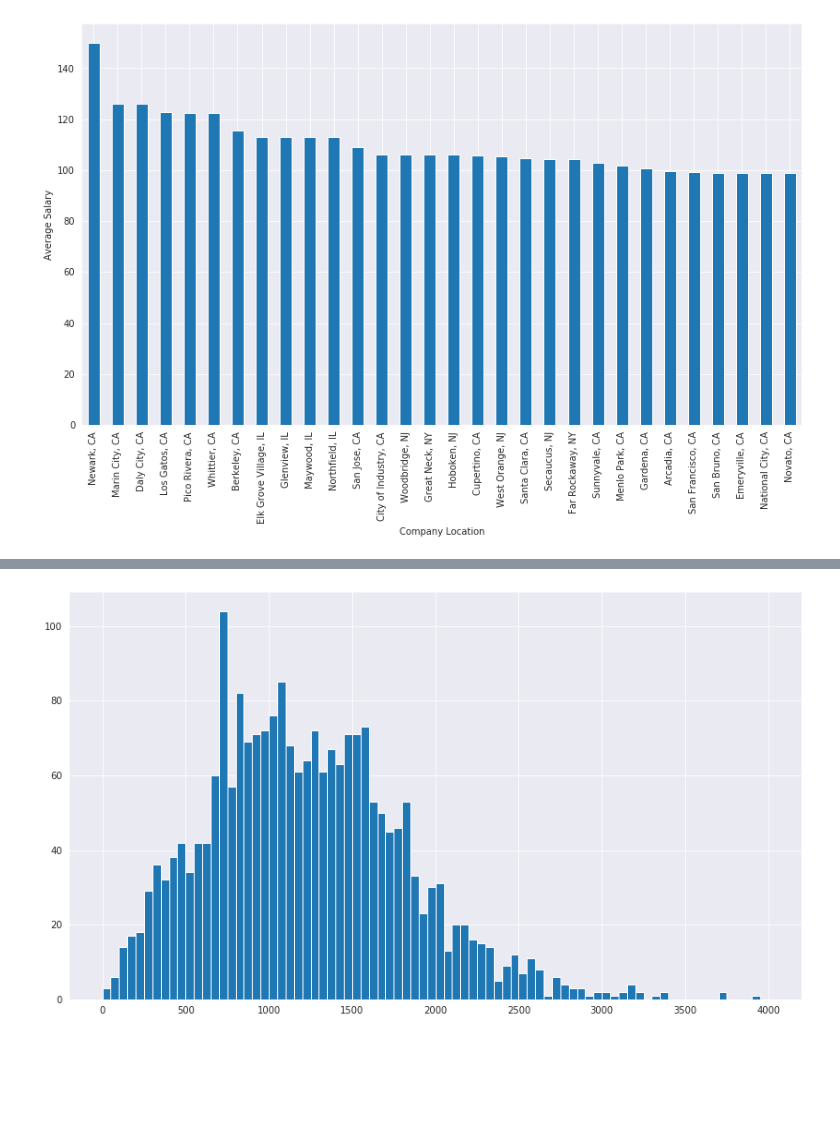
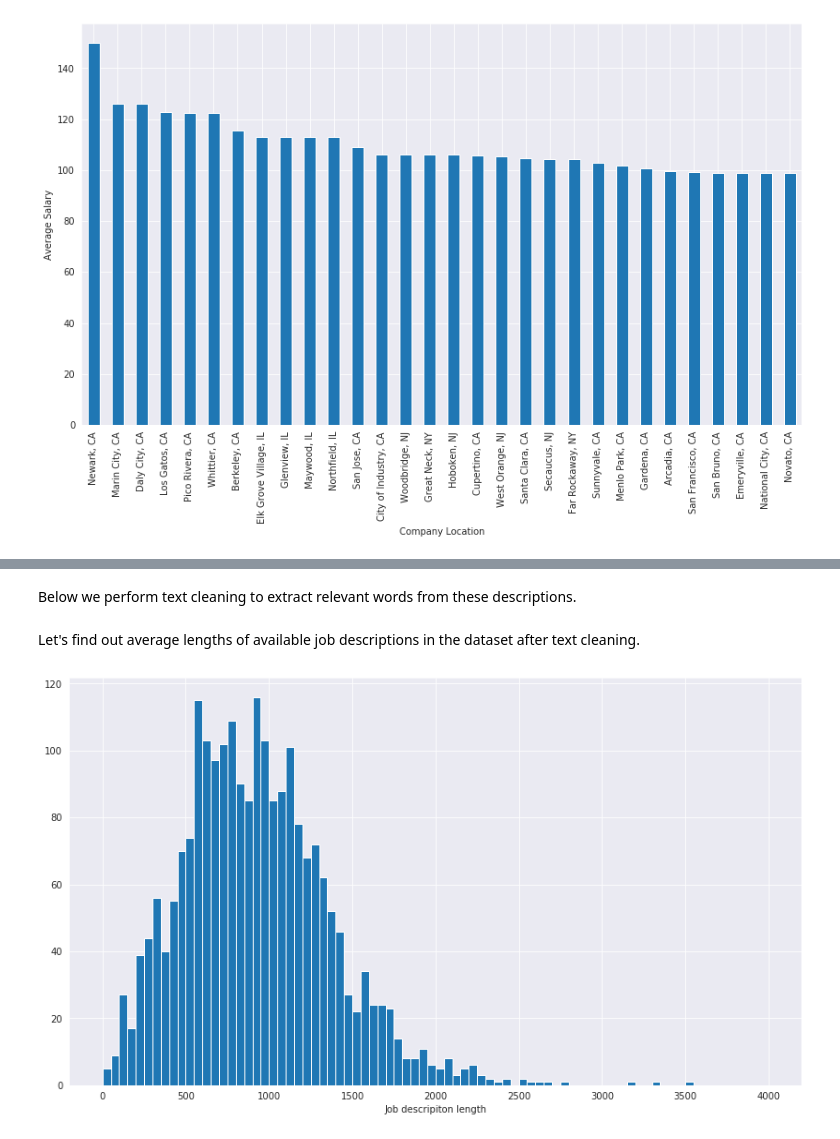
Before and after one commit to nabanitarimpi/Job-post-analysis, a Jupyter notebook: job_posting.ipynb, the cells around one changed output, grey strips where cells are left out. Saved outputs shown, nothing was run; the diff lists cells and outputs as text; code cells hidden in the pictures; blank space fills up the shorter version.

```diff
--- a/job_posting.ipynb
+++ b/job_posting.ipynb
@@ -247,0 +245,3 @@ This is interesting! Although IT sector has maximum number of job postings, the
+# %%
+df['Job_state'] = df['Location'].apply(lambda x:x.split(",")[-1].strip())
+df['Job_state']
@@ -259,8 +288,7 @@ array(['Vera Institute of Justice\n3.2',
        'Teachers Pay Teachers\n4.9'], dtype=object)
 # %%
 # extract only the company name
-df['Company Name'] = df['Company Name'].apply(lambda x:x.split("\n")[0].strip()
-                                                       if not pd.isnull(x) else x)
+df['Company Name'] = df['Company Name'].apply(lambda x:x.split("\n")[0].strip() if not pd.isnull(x) else x)
 # %%
 # plot top 30 companies with high job postings
 df['Company Name'].value_counts()[:30].plot(kind='bar', figsize=(14,10))
@@ -417,26 +444,41 @@ Name: Job Description, Length: 2253, dtype: object
+# %% [markdown]
+Below we perform text cleaning to extract relevant words from these descriptions.
 # %%
 def text_to_word(text):
 
-    word_list =  word_tokenize(re.sub(r"[^a-z]", " ", text.lower()))
-    word_nostop_list = [word for word in word_list if word not in stopwords.words("english")]
-    pos_dict = {"N":wordnet.NOUN, "J":wordnet.ADJ} # "V":wordnet.VERB, , , "R":wordnet.ADV
-
-    lemm_token_list = set()
-    for token,pos_tag in nltk.pos_tag(word_nostop_list):
-        try:
-            lemm_token_list.add(WordNetLemmatizer().lemmatize(token, pos=pos_dict[pos_tag[0]]))
-        except:
-            pass
+    """
 
 
-    clean_text = ' '.join(lemm_token_list)
 
-    return clean_text
+    """
+
+    punc_to_remove = [":", ";", "(", ")", "?", "-", "_", "&", ",", "*", "!", '’',".", '•']
+    word_nopunc_list =  [word for word in word_tokenize(text.lower()) if word not in punc_to_remove]
+    word_nostop_list = [word for word in word_nopunc_list if word not in stopwords.words("english")]
+#    lemm_token_list = [WordNetLemmatizer().lemmatize(word, pos='v') for word in word_nostop_list]
+#    pos_dict = {"N":wordnet.NOUN} # "V":wordnet.VERB, , "R":wordnet.ADV, "J":wordnet.ADJ
+
+#    lemm_token_list = set()
+#    for token,pos_tag in nltk.pos_tag(word_nostop_list):
+#        try:
+#            lemm_token_list.add(WordNetLemmatizer().lemmatize(token, pos=pos_dict[pos_tag[0]]))
+#        except:
+#            pass
+
+
+    cleaned_text = ' '.join(word_nostop_list)
+
+    return cleaned_text
+#    return lemm_token_list
+#    return word_nostop_list
 # %%
 df['cleaned_description'] = df['Job Description'].apply(lambda x:text_to_word(x))
+# %% [markdown]
+Let's find out average lengths of available job descriptions in the dataset after text cleaning.
 # %%
 desc_len = [len(desc) for desc in df['cleaned_description']]
 plt.figure(figsize=(14,8))
+plt.xlabel('Job descripiton length')
 plt.hist(desc_len, bins=80, range=(0,4000));
 # %% [output]
-[figure, old version]
+[figure, new version]
```
Also changed, not shown: parts of 47 cells of this notebook, 1 other file.
